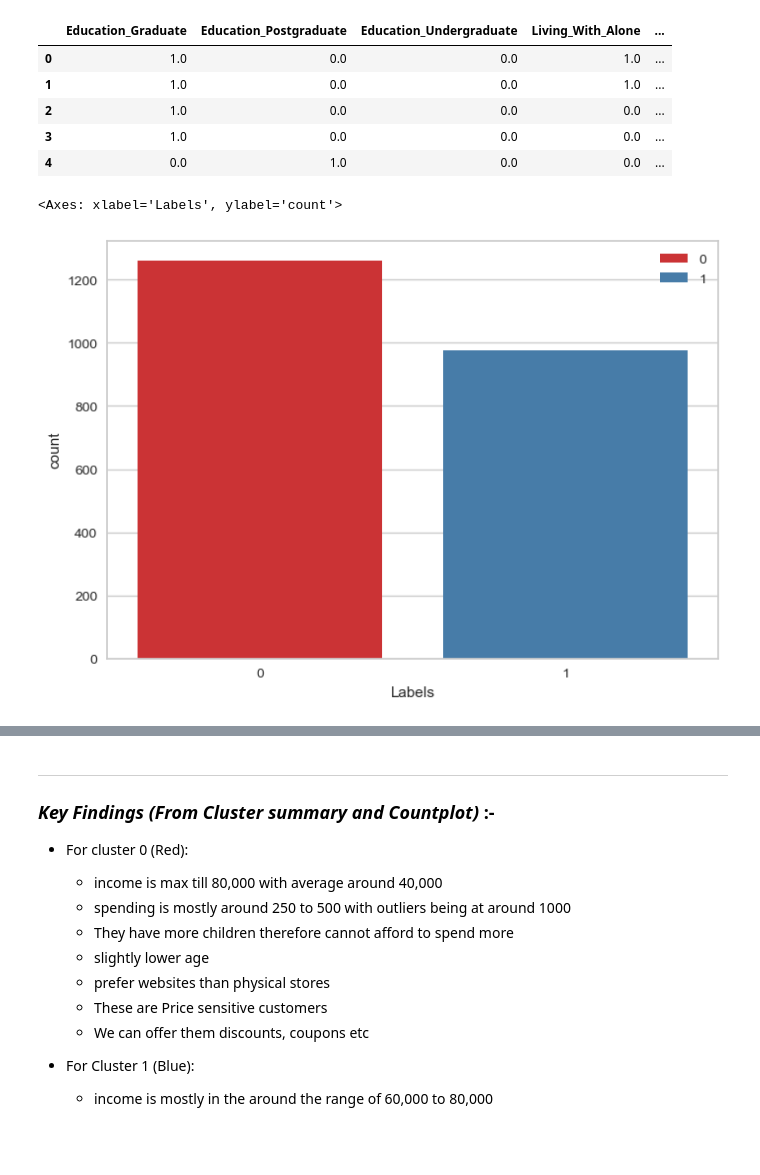
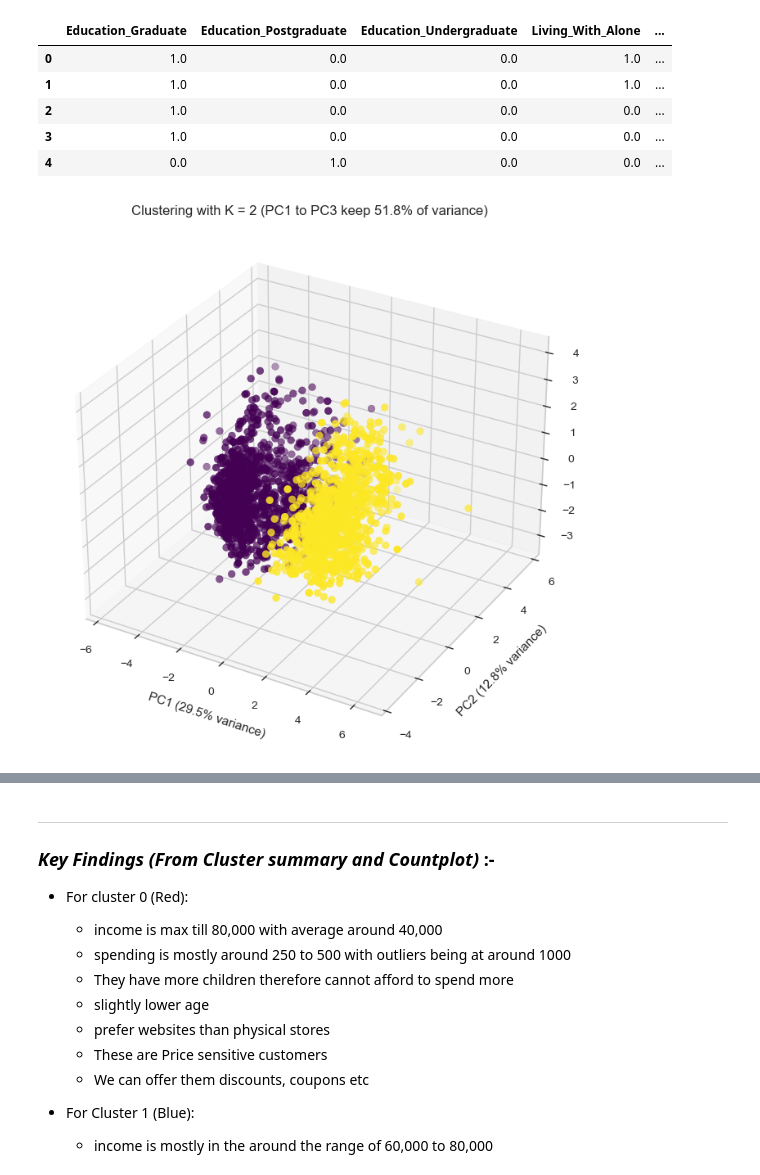
Before and after one commit to K-shhhhh/AI_ML_Foundation, a Jupyter notebook: Module_5_Projects/Minor_Projects/03_SmartCart_Mini_Project/SmartCart_Clustering.ipynb, the cells around one changed output, grey strips where cells are left out. Saved outputs shown, nothing was run; the diff lists cells and outputs as text; code cells hidden in the pictures; blank space fills up the shorter version.

```diff
--- a/Module_5_Projects/Minor_Projects/03_SmartCart_Mini_Project/SmartCart_Clustering.ipynb
+++ b/Module_5_Projects/Minor_Projects/03_SmartCart_Mini_Project/SmartCart_Clustering.ipynb
@@ -427,15 +465,33 @@ X_encoded.head()
 | 2 | 1.0 | 0.0 | 0.0 | 0.0 | ... |
 | 3 | 1.0 | 0.0 | 0.0 | 0.0 | ... |
 | 4 | 0.0 | 1.0 | 0.0 | 0.0 | ... |
-# %%
-# creating a count plot to see how many data points in each cluster
-sns.countplot(
-    x = X_encoded["Labels"],
-    palette = "Set1",
-    hue = labels_kmeans_2
-
-)
-# %% [output]
-<Axes: xlabel='Labels', ylabel='count'>
-[figure, removed]
+# %%
+### final
+
+fig = plt.figure(figsize=(9, 7))                                 # Single figure for the K = 2 plot
+ax = fig.add_subplot(111, projection="3d")                       # One 3D axes
+
+ax.scatter(
+    xs=X_pca.iloc[:, 0],                                         # PC1
+    ys=X_pca.iloc[:, 1],                                         # PC2
+    zs=X_pca.iloc[:, 2],                                         # PC3
+    c=labels_kmeans_2,                                           # Cluster label decides the colour
+    cmap="viridis",                                              # Same colour map as the original plot
+    s=40                                                         # Point size
+)
+
+var = pca.explained_variance_ratio_ * 100                        # Variance kept by each component, in percent
+
+ax.set_xlabel(f"PC1 ({var[0]:.1f}% variance)", labelpad=10)                   # x axis with its variance share
+ax.set_ylabel(f"PC2 ({var[1]:.1f}% variance)", labelpad=10)                   # y axis with its variance share
+ax.set_zlabel(f"PC3 ({var[2]:.1f}% variance)", labelpad=10)                   # z axis with its variance share
+ax.set_title(f"Clustering with K = 2 (PC1 to PC3 keep {var[:3].sum():.1f}% of variance)")   # Title with total variance of the 3 axes shown
+
+plt.tight_layout()                                               # Prevents clipped labels
+
+os.makedirs("Graphs", exist_ok=True)                             # Creates the folder if missing
+plt.savefig("Graphs/KMeans_Clustering_K2.png", dpi=300)          # Saved before show so the image is not blank
+plt.show()
+# %% [output]
+[figure, added]
 # %%
```
Also changed, not shown: parts of 8 cells of this notebook, 4 other files.
